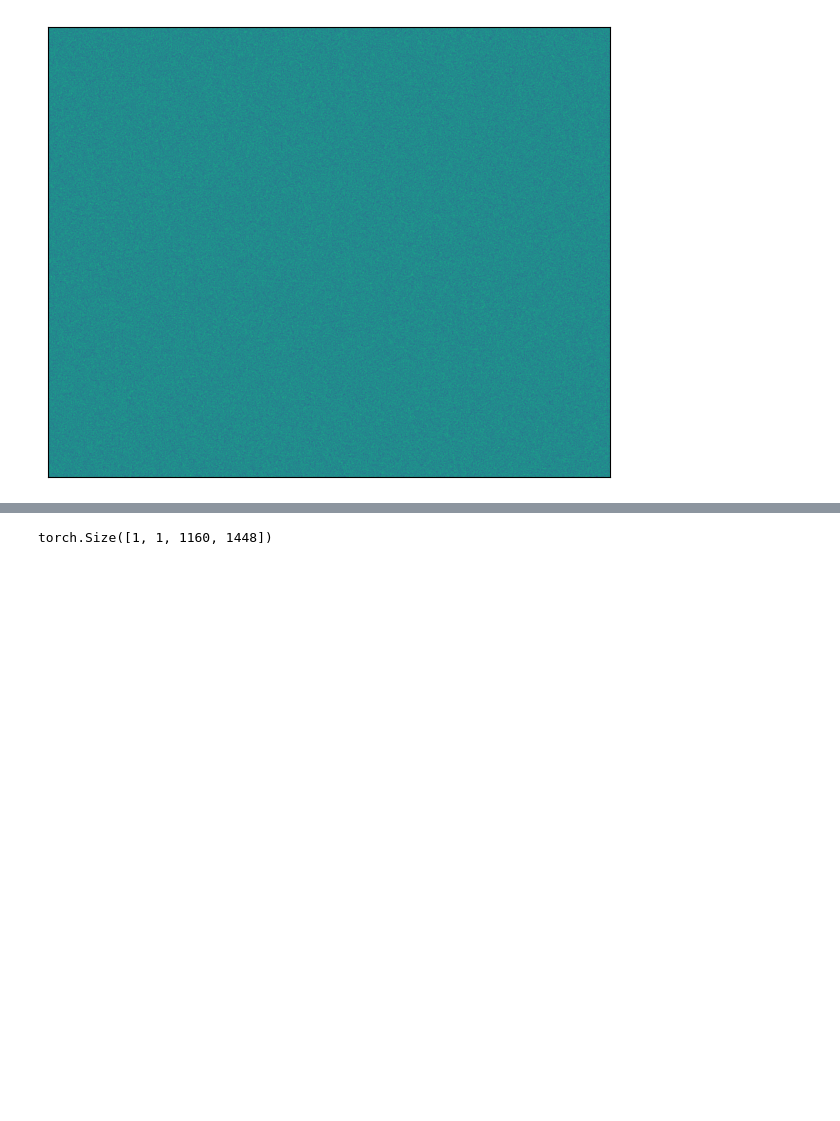
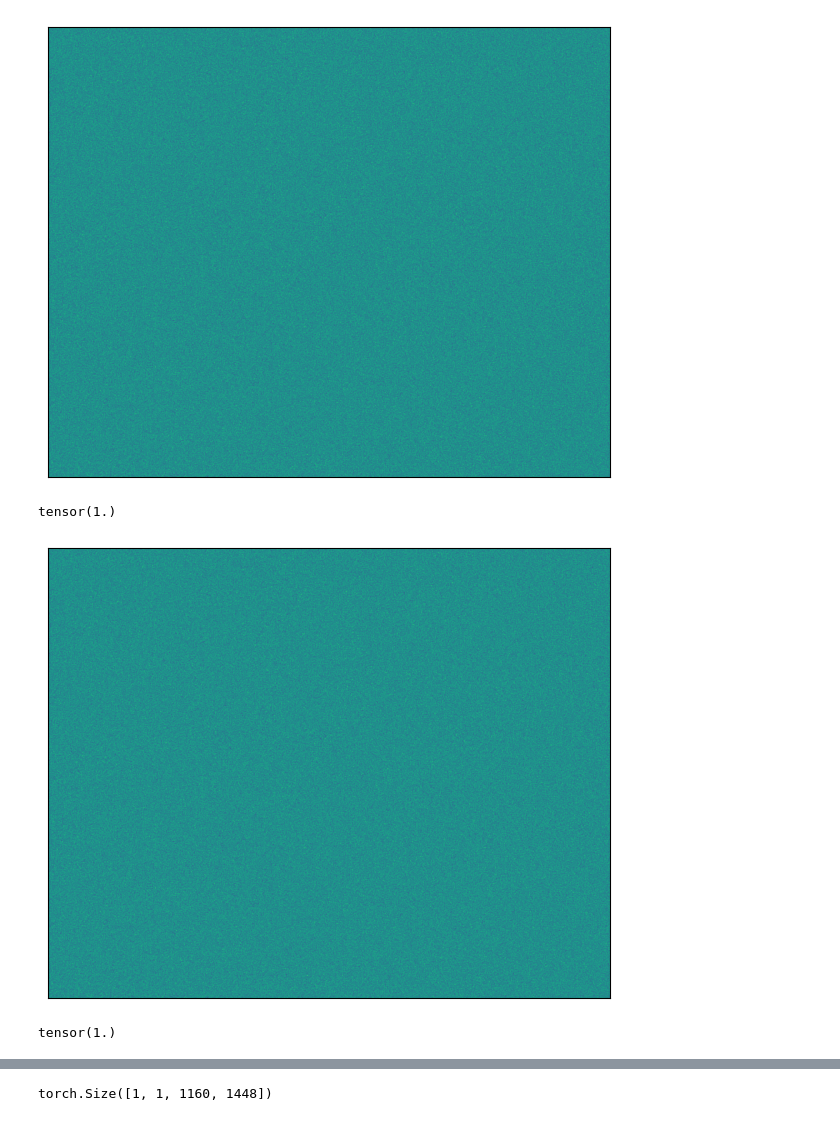
Before and after one commit to Ignas12345/Project-in-Computational-Biology, a Jupyter notebook: Before_Edges_pagrindinis.ipynb, the cells around one changed output, grey strips where cells are left out. Drawn from its saved outputs; the diff is of its cells as text; code cells hidden in the pictures; blank space fills up the shorter version.

```diff
--- a/Before_Edges_pagrindinis.ipynb
+++ b/Before_Edges_pagrindinis.ipynb
@@ -43,5 +43,31 @@ def tensor_to_image(tensor):
+# %%
+from PIL import Image
+import numpy as np
+import torch
+from torchvision.transforms import v2
+
+def generate_noise(image, upscaling_factor, mean = 0, std_dev = 0.2):
+  img_size = np.array(image).shape
+  # next line taken from : https://stackoverflow.com/questions/1781970/multiplying-a-tuple-by-a-scalar
+  img_size = tuple(i * upscaling_factor for i in img_size)
+  noise = np.random.normal(mean, std_dev, img_size)
+  #noise = (noise-np.min(noise))/(np.max(noise)-np.min(noise))
+  return Image.fromarray(noise)
+
+def image_to_tensor(image):
+  tensor = v2.PILToTensor()(image)
+  tensor = (tensor-torch.min(tensor))/(torch.max(tensor)-torch.min(tensor))
+  #tensor = v2.Normalize([0.5], [0.5])(tensor)
+  return tensor.unsqueeze(0)
+
+def tensor_to_image(tensor):
+  tensor = tensor.squeeze()
+  return v2.ToPILImage()(tensor)
+
+def turn_to_grayscale(image):
+  return v2.Grayscale()(image)
 # %%
-gray_img = v2.Grayscale()(orig_img)
+gray_img = turn_to_grayscale(orig_img)
 plot([orig_img, gray_img], cmap='gray') #Since both are exactly the same, we will use the grayscale version for speed and less complexity
 # %% [output]
 [figure]
@@ -71,10 +101,3 @@ elif factor == 2:
     reg_noise_std = 0.05
 else:
     assert False, 'We did not experiment with other factors'
-# %%
-def generate_noise(image, upscaling_factor, mean = 0, std_dev = 1):
-  img_size = np.array(image).shape
-  # next line taken from : https://stackoverflow.com/questions/1781970/multiplying-a-tuple-by-a-scalar
-  img_size = tuple(i * upscaling_factor for i in img_size)
-  noise = np.random.normal(mean, std_dev, img_size)
-  return Image.fromarray(noise)
@@ -87,2 +114,16 @@ plot([net_image])
 # %%
 net_tensor = image_to_tensor(net_image)
+# %%
+print(torch.max(net_tensor))
+# %% [output]
+tensor(1.)
+# %%
+image = net_image
+# %%
+plot([image])
+# %% [output]
+[figure, added]
+# %%
+print(torch.max(image_to_tensor(image)))
+# %% [output]
+tensor(1.)
```
Also changed, not shown: parts of 7 cells of this notebook.
